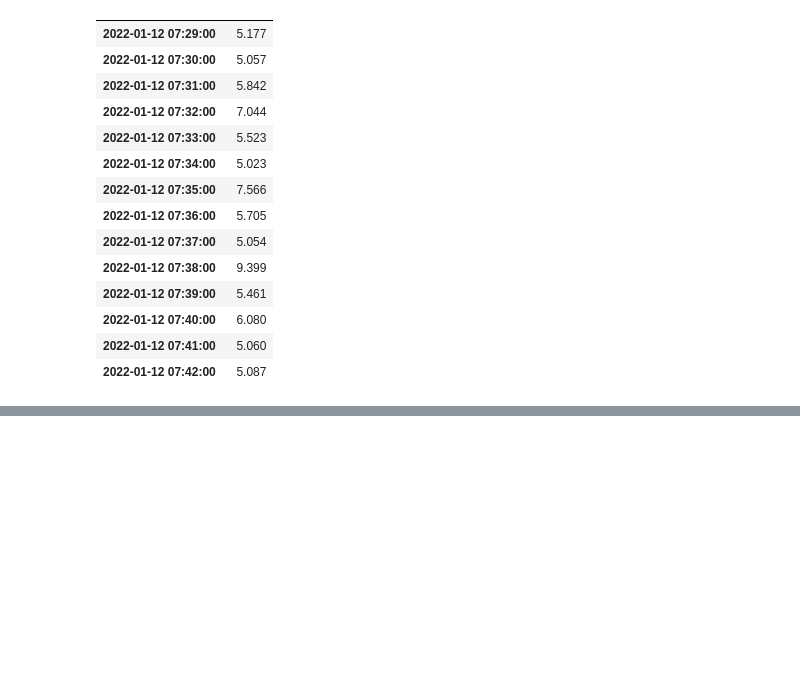
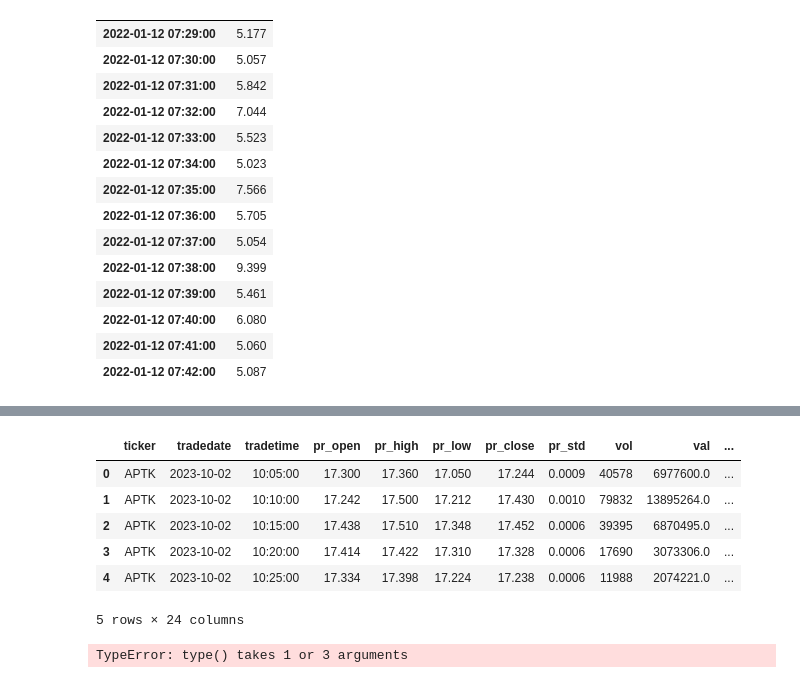
Before and after one commit to VAnufrikov/Go.Algo, a Jupyter notebook: data_moex.ipynb, the cells around one changed output, grey strips where cells are left out. Drawn from its saved outputs; the diff is of its cells as text; code cells hidden in the pictures; blank space fills up the shorter version.

```diff
--- a/data_moex.ipynb
+++ b/data_moex.ipynb
@@ -505,0 +611,12 @@ test_ts
+# %%
+tradestats['trade_datetime'] = pd.to_datetime(tradestats.tradedate.astype(str) + ' ' + tradestats.tradetime.astype(str))
+# %%
+tradestats.head()
+# %% [output]
+|  | ticker | tradedate | tradetime | pr_open | pr_high | pr_low | pr_close | pr_std | vol | val | ... |
+| 0 | APTK | 2023-10-02 | 10:05:00 | 17.300 | 17.360 | 17.050 | 17.244 | 0.0009 | 40578 | 6977600.0 | ... |
+| 1 | APTK | 2023-10-02 | 10:10:00 | 17.242 | 17.500 | 17.212 | 17.430 | 0.0010 | 79832 | 13895264.0 | ... |
+| 2 | APTK | 2023-10-02 | 10:15:00 | 17.438 | 17.510 | 17.348 | 17.452 | 0.0006 | 39395 | 6870495.0 | ... |
+| 3 | APTK | 2023-10-02 | 10:20:00 | 17.414 | 17.422 | 17.310 | 17.328 | 0.0006 | 17690 | 3073306.0 | ... |
+| 4 | APTK | 2023-10-02 | 10:25:00 | 17.334 | 17.398 | 17.224 | 17.238 | 0.0006 | 11988 | 2074221.0 | ... |
+5 rows × 24 columns
@@ -505,0 +627,4 @@ test_ts
+# %%
+type()
+# %% [output]
+TypeError: type() takes 1 or 3 arguments
```
Also changed, not shown: parts of 30 cells of this notebook, 8 other files.
